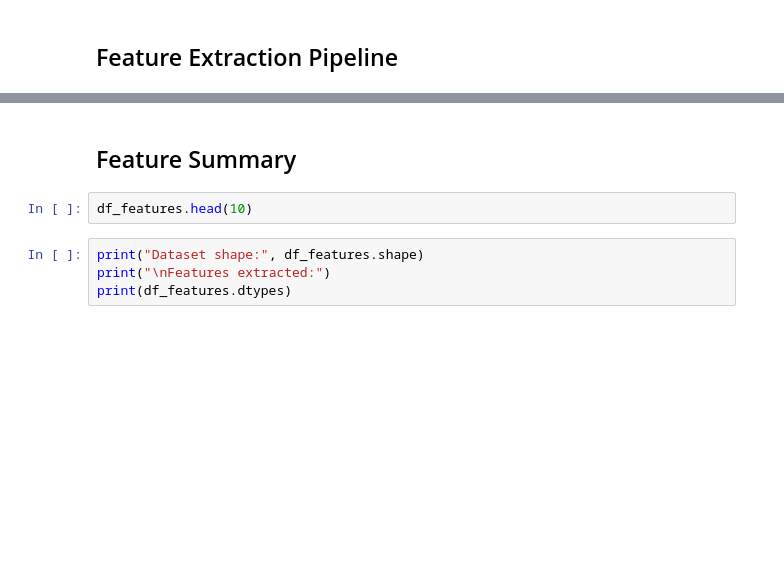
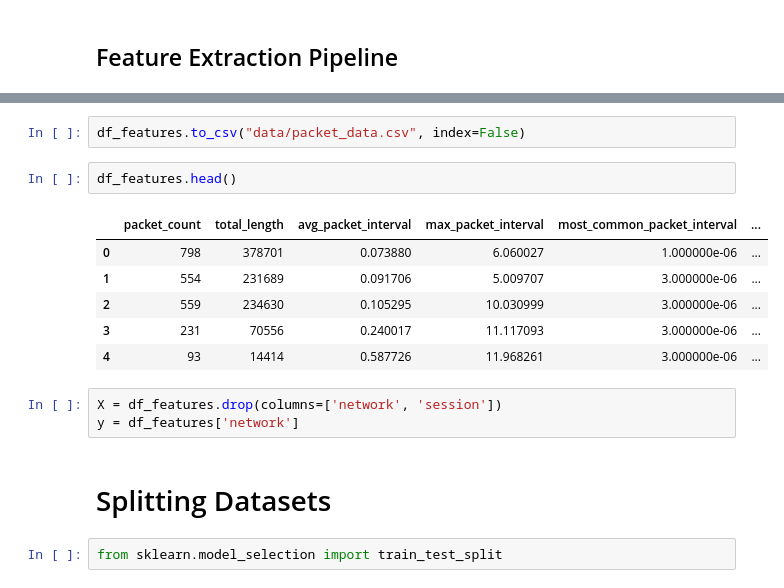
Before and after one commit to LynSChen04/network_traffic_classification, a Jupyter notebook: setup.ipynb, the cells around one changed output, grey strips where cells are left out. Drawn from its saved outputs; the diff is of its cells as text; blank space fills up the shorter version.

```diff
--- a/setup.ipynb
+++ b/setup.ipynb
@@ -598,8 +158,18 @@ plt.show()
-# %% [markdown]
-## Feature Summary
-# %%
-df_features.head(10)
-# %%
-print("Dataset shape:", df_features.shape)
-print("\nFeatures extracted:")
-print(df_features.dtypes)
+# %%
+df_features.to_csv("data/packet_data.csv", index=False)
+# %%
+df_features.head()
+# %% [output]
+|  | packet_count | total_length | avg_packet_interval | max_packet_interval | most_common_packet_interval | ... |
+| 0 | 798 | 378701 | 0.073880 | 6.060027 | 1.000000e-06 | ... |
+| 1 | 554 | 231689 | 0.091706 | 5.009707 | 3.000000e-06 | ... |
+| 2 | 559 | 234630 | 0.105295 | 10.030999 | 3.000000e-06 | ... |
+| 3 | 231 | 70556 | 0.240017 | 11.117093 | 3.000000e-06 | ... |
+| 4 | 93 | 14414 | 0.587726 | 11.968261 | 3.000000e-06 | ... |
+# %%
+X = df_features.drop(columns=['network', 'session'])
+y = df_features['network']
+# %% [markdown]
+# Splitting Datasets
+# %%
+from sklearn.model_selection import train_test_split
```
Also changed, not shown: parts of 80 cells of this notebook, 1 other file.
